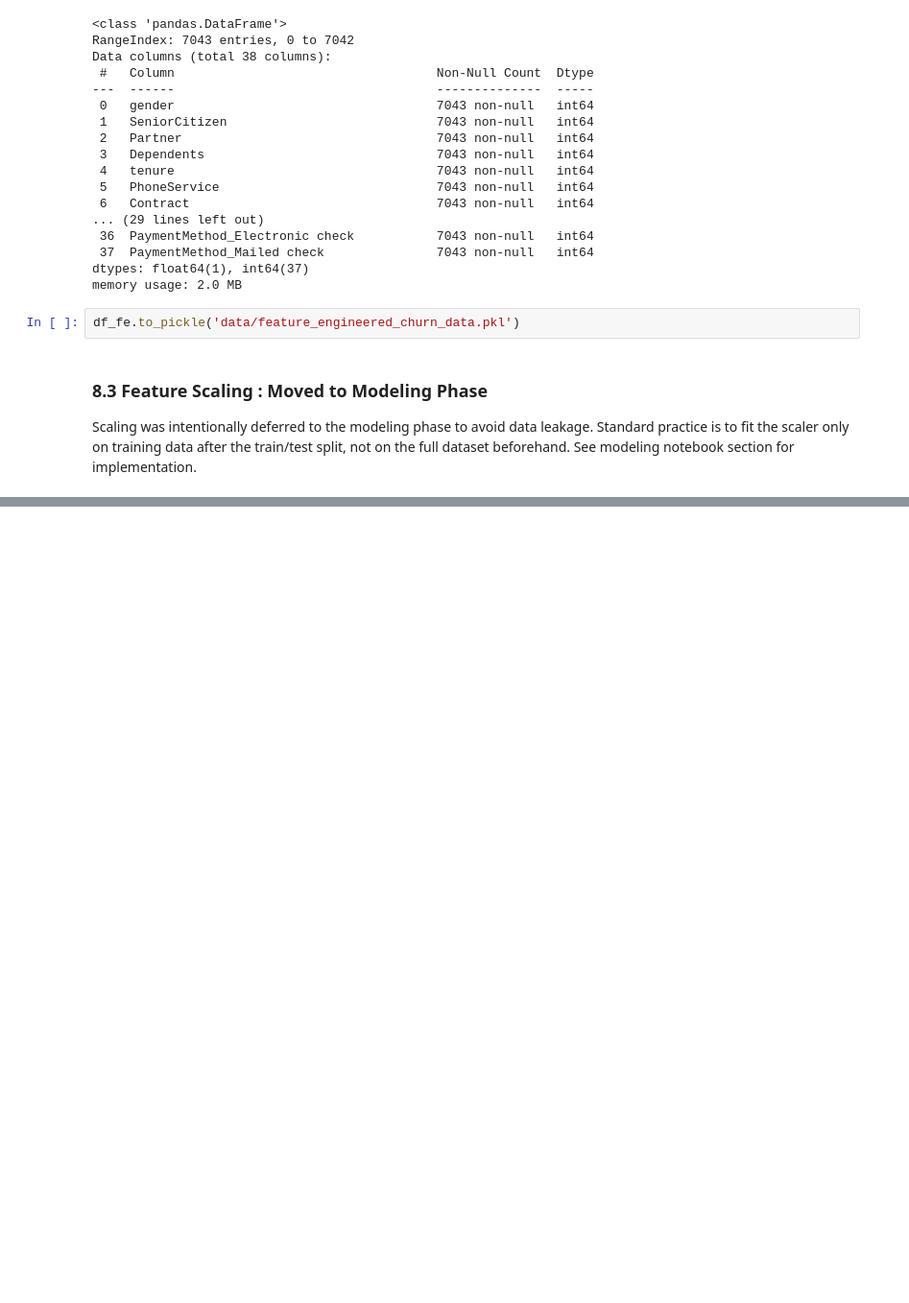
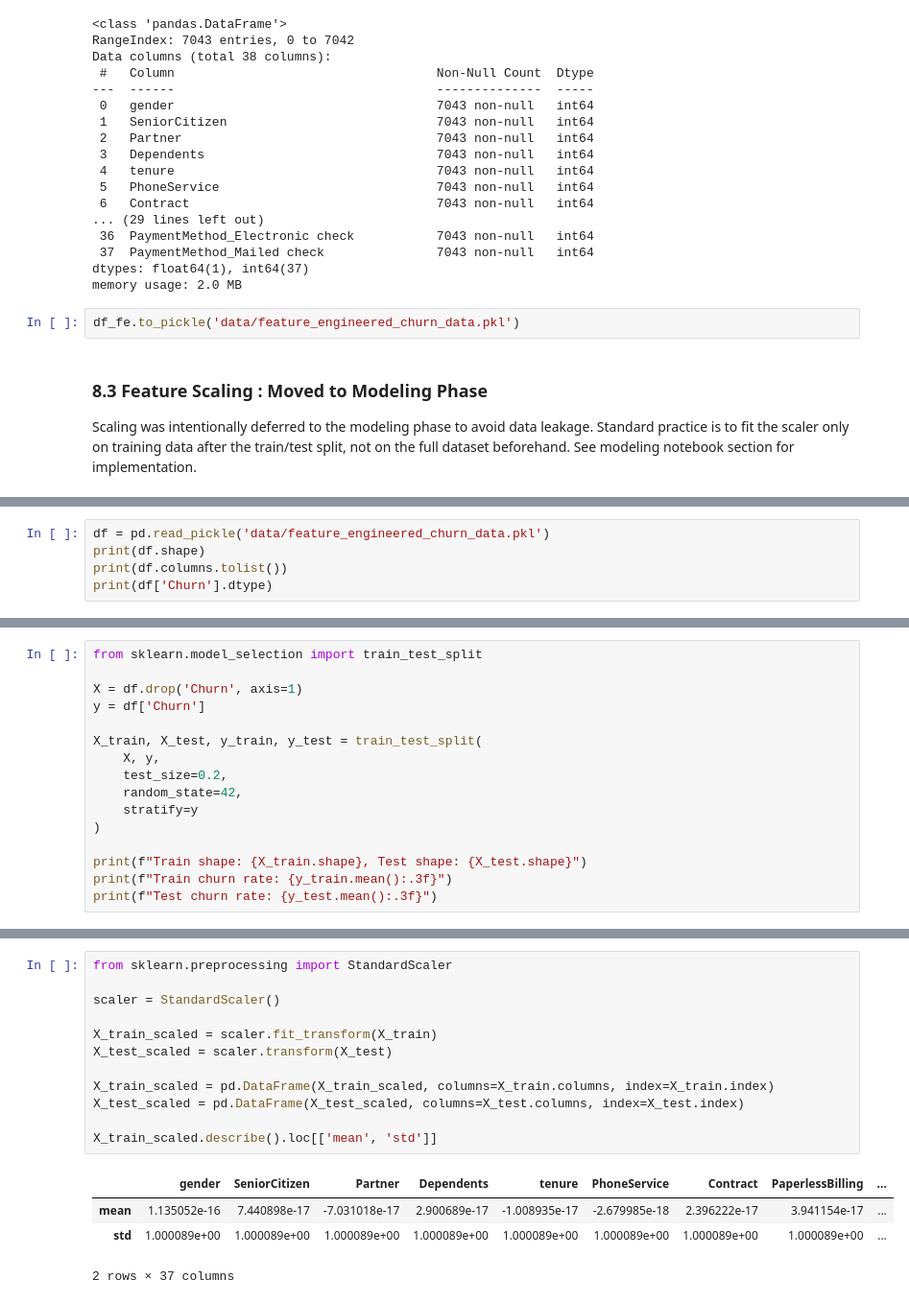
Before and after one commit to sameera-ekanayaka/churn-prediction, a Jupyter notebook: notebooks/churn_prediction.ipynb, the cells around one changed output, grey strips where cells are left out. Shown at 96% size. Saved outputs shown, nothing was run; the diff lists cells and outputs as text; blank space fills up the shorter version.

Commit message:
Add train/test split and feature scaling (Sections 9.1-9.2)

```diff
--- a/notebooks/churn_prediction.ipynb
+++ b/notebooks/churn_prediction.ipynb
@@ -454,0 +469,5 @@ section for implementation.
+# %%
+df = pd.read_pickle('data/feature_engineered_churn_data.pkl')
+print(df.shape)
+print(df.columns.tolist())
+print(df['Churn'].dtype)
@@ -454,0 +478,16 @@ section for implementation.
+# %%
+from sklearn.model_selection import train_test_split
+
+X = df.drop('Churn', axis=1)
+y = df['Churn']
+
+X_train, X_test, y_train, y_test = train_test_split(
+    X, y,
+    test_size=0.2,
+    random_state=42,
+    stratify=y
+)
+
+print(f"Train shape: {X_train.shape}, Test shape: {X_test.shape}")
+print(f"Train churn rate: {y_train.mean():.3f}")
+print(f"Test churn rate: {y_test.mean():.3f}")
@@ -454,0 +506,17 @@ section for implementation.
+# %%
+from sklearn.preprocessing import StandardScaler
+
+scaler = StandardScaler()
+
+X_train_scaled = scaler.fit_transform(X_train)
+X_test_scaled = scaler.transform(X_test)
+
+X_train_scaled = pd.DataFrame(X_train_scaled, columns=X_train.columns, index=X_train.index)
+X_test_scaled = pd.DataFrame(X_test_scaled, columns=X_test.columns, index=X_test.index)
+
+X_train_scaled.describe().loc[['mean', 'std']]
+# %% [output]
+|  | gender | SeniorCitizen | Partner | Dependents | tenure | PhoneService | Contract | PaperlessBilling | ... |
+| mean | 1.135052e-16 | 7.440898e-17 | -7.031018e-17 | 2.900689e-17 | -1.008935e-17 | -2.679985e-18 | 2.396222e-17 | 3.941154e-17 | ... |
+| std | 1.000089e+00 | 1.000089e+00 | 1.000089e+00 | 1.000089e+00 | 1.000089e+00 | 1.000089e+00 | 1.000089e+00 | 1.000089e+00 | ... |
+2 rows × 37 columns
```
Also changed, not shown: parts of 5 cells of this notebook, 4 other files.
